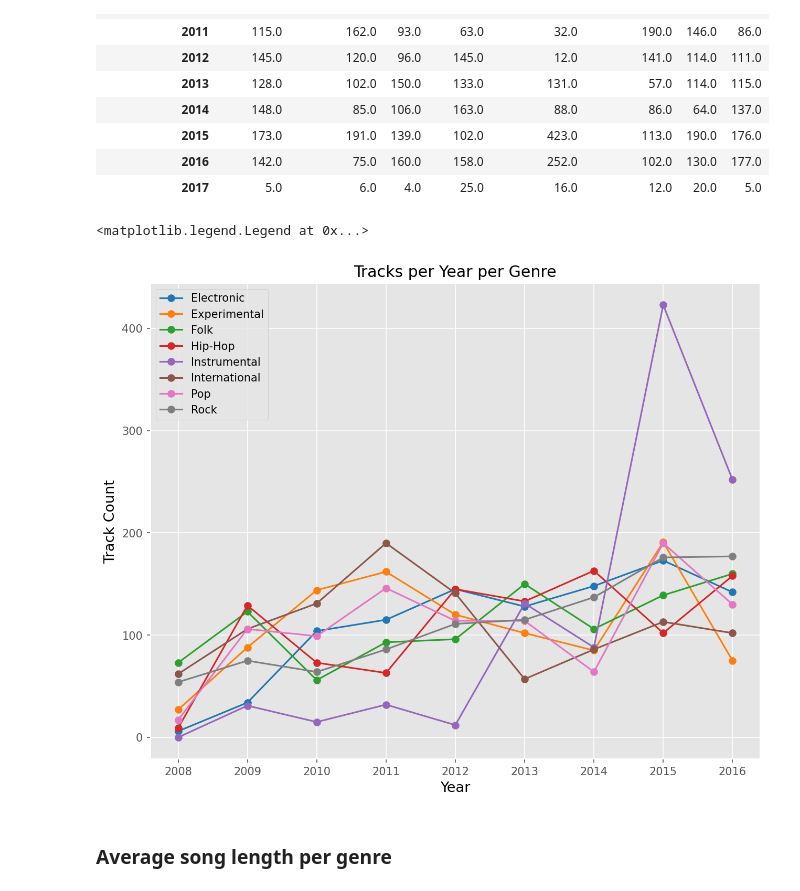
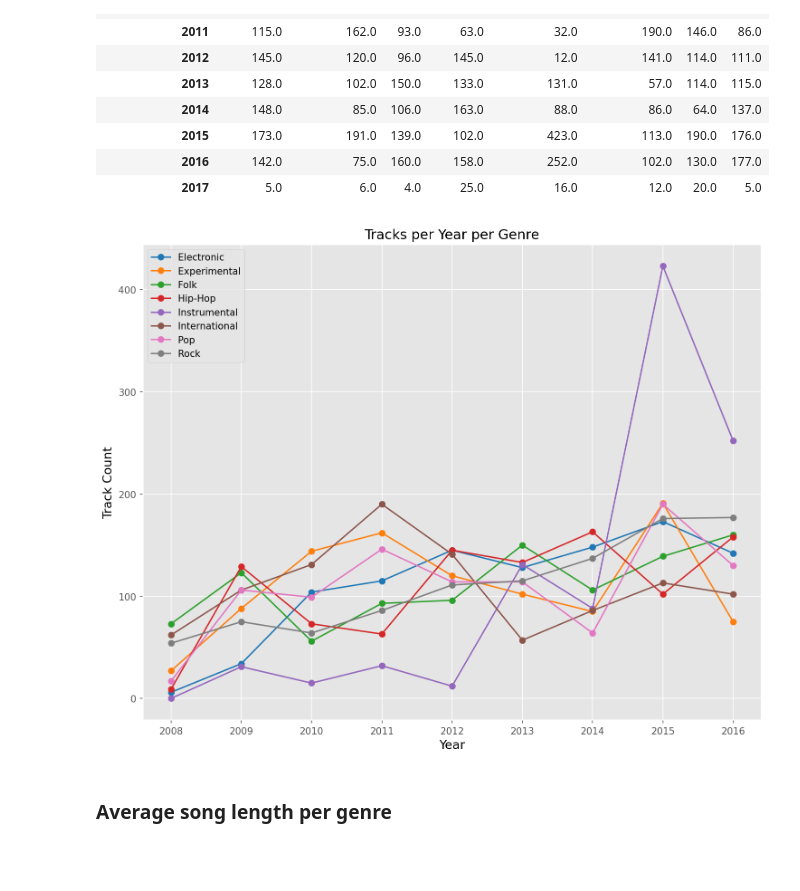
Before and after one commit to kenshr/Music-Genre-Classification, a Jupyter notebook: src/EDA.ipynb, the cells around one changed output. Saved outputs shown, nothing was run; the diff lists cells and outputs as text; code cells hidden in the pictures; blank space fills up the shorter version.

```diff
--- a/src/EDA.ipynb
+++ b/src/EDA.ipynb
@@ -101,23 +101,23 @@ table
 # %%
 fig, ax = plt.subplots(figsize=(10,8), dpi = 150)
 
 colors = ['tab:blue', 'tab:orange', 'tab:green', 'tab:red', 'tab:purple', 'tab:brown', 'tab:pink', 'tab:gray']
 
 for i, genre in enumerate(table.columns.to_list()):
     ax.plot(table.index[:-1],
             table.loc[:2016,genre].values,
             c=colors[i],
             marker = 'o',
             label = genre)
 
 ax.set_title('Tracks per Year per Genre')
 ax.set_xlabel('Year', fontsize=13, c='k')
 ax.set_ylabel('Track Count', fontsize=13, c='k')
 ax.legend()
+plt.tight_layout()
 # plt.savefig('../imgs/tracks_per_genre_per_year.png')
 # %% [output]
-<matplotlib.legend.Legend at 0x...>
-[figure, old version]
+[figure, new version]
 # %% [markdown]
 ### Average song length per genre
 # %%
```
Also changed, not shown: parts of 1 cell of this notebook.
